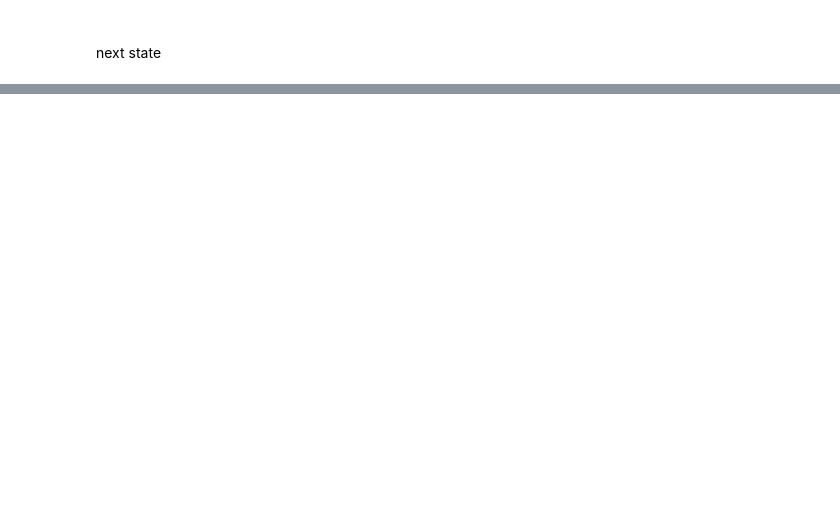
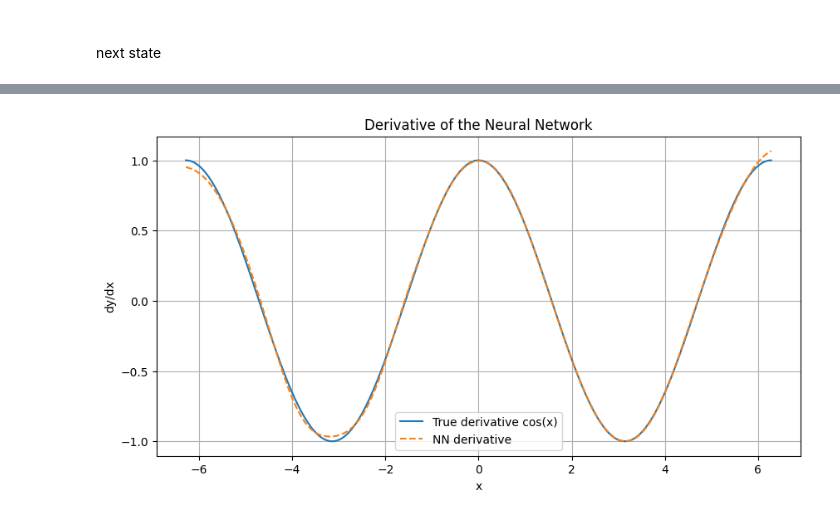
Before and after one commit to AnirbansarkarS/PINN-Research-notebooks, a Jupyter notebook: Neural Networks as Mathematical Functions.ipynb, the cells around one changed output, grey strips where cells are left out. Drawn from its saved outputs; the diff is of its cells as text; code cells hidden in the pictures; blank space fills up the shorter version.

```diff
--- a/Neural Networks as Mathematical Functions.ipynb
+++ b/Neural Networks as Mathematical Functions.ipynb
@@ -546,0 +680,42 @@ next state
+# %%
+x_np = x_autograd.detach().numpy().flatten()
+
+y_pred_np = (
+    y_pred.detach()
+    .numpy()
+    .flatten()
+)
+
+dy_dx_np = (
+    dy_dx.detach()
+    .numpy()
+    .flatten()
+)
+
+true_y = np.sin(x_np)
+true_dy_dx = np.cos(x_np)
+
+plt.figure(figsize=(10, 5))
+
+plt.plot(
+    x_np,
+    true_dy_dx,
+    label="True derivative cos(x)"
+)
+
+plt.plot(
+    x_np,
+    dy_dx_np,
+    "--",
+    label="NN derivative"
+)
+
+plt.xlabel("x")
+plt.ylabel("dy/dx")
+plt.title("Derivative of the Neural Network")
+plt.grid(True)
+plt.legend()
+
+plt.show()
+# %% [output]
+[figure, added]
```
Also changed, not shown: parts of 6 cells of this notebook.
